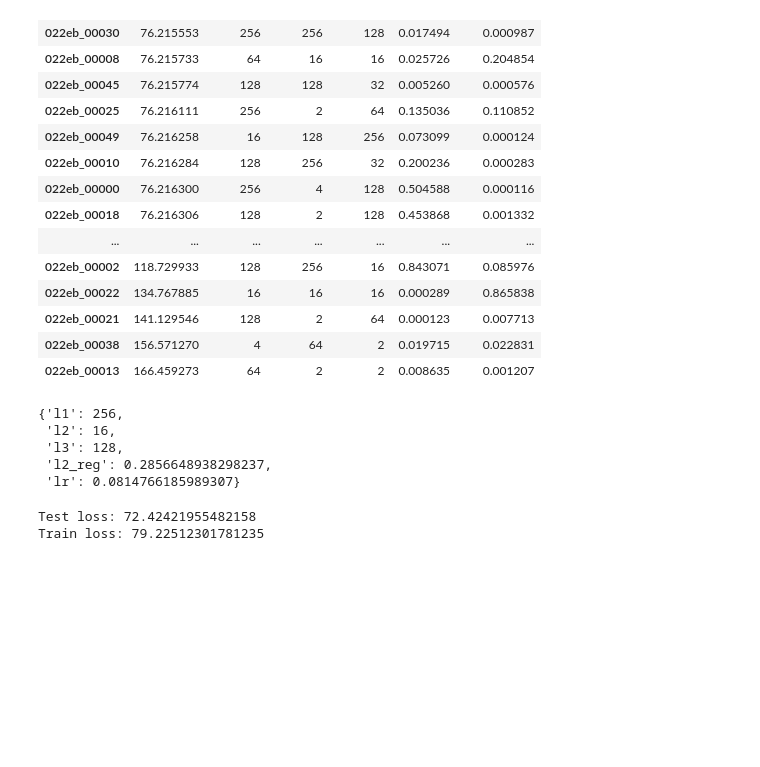
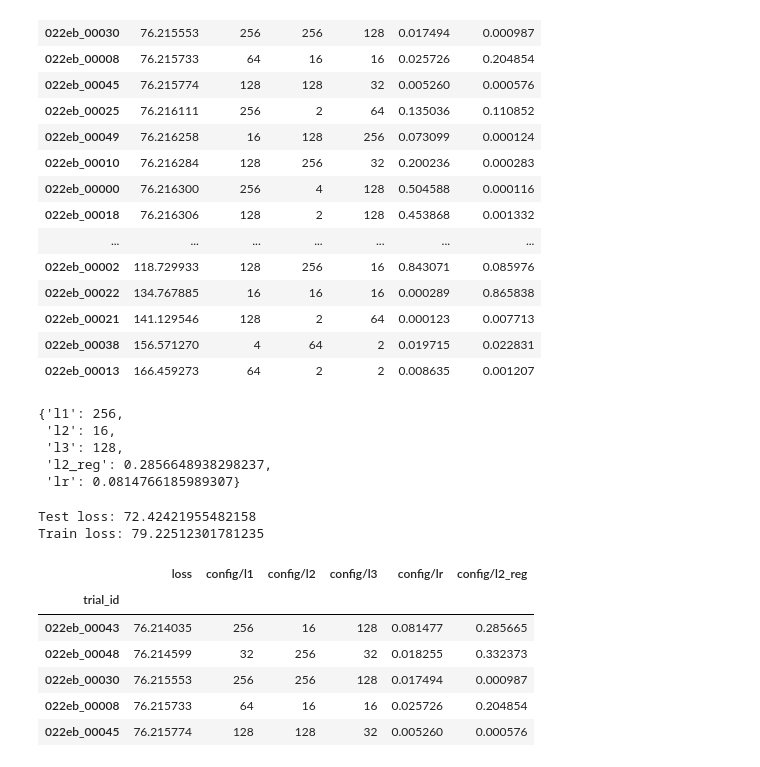
Before and after one commit to patel-zeel/nbblog, a Jupyter notebook: posts/nas.ipynb, the cells around one changed output. Saved outputs shown, nothing was run; the diff lists cells and outputs as text; code cells hidden in the pictures; blank space fills up the shorter version.

Commit message:
added ensemble

```diff
--- a/posts/nas.ipynb
+++ b/posts/nas.ipynb
@@ -532,3 +532,17 @@ with torch.no_grad():
 # %% [output]
 Test loss: 72.42421955482158
 Train loss: 79.22512301781235
+# %%
+# Thus far it seems even with hyperparameter tuning we are unable to match the performance of ensemble models.
+
+# Get the top 5 configurations
+
+df[['loss', 'config/l1', 'config/l2', 'config/l3', 'config/lr', 'config/l2_reg']].head(5)
+# %% [output]
+|  | loss | config/l1 | config/l2 | config/l3 | config/lr | config/l2_reg |
+| trial_id |  |  |  |  |  |  |
+| 022eb_00043 | 76.214035 | 256 | 16 | 128 | 0.081477 | 0.285665 |
+| 022eb_00048 | 76.214599 | 32 | 256 | 32 | 0.018255 | 0.332373 |
+| 022eb_00030 | 76.215553 | 256 | 256 | 128 | 0.017494 | 0.000987 |
+| 022eb_00008 | 76.215733 | 64 | 16 | 16 | 0.025726 | 0.204854 |
+| 022eb_00045 | 76.215774 | 128 | 128 | 32 | 0.005260 | 0.000576 |
```
Also changed, not shown: parts of 2 cells of this notebook.
